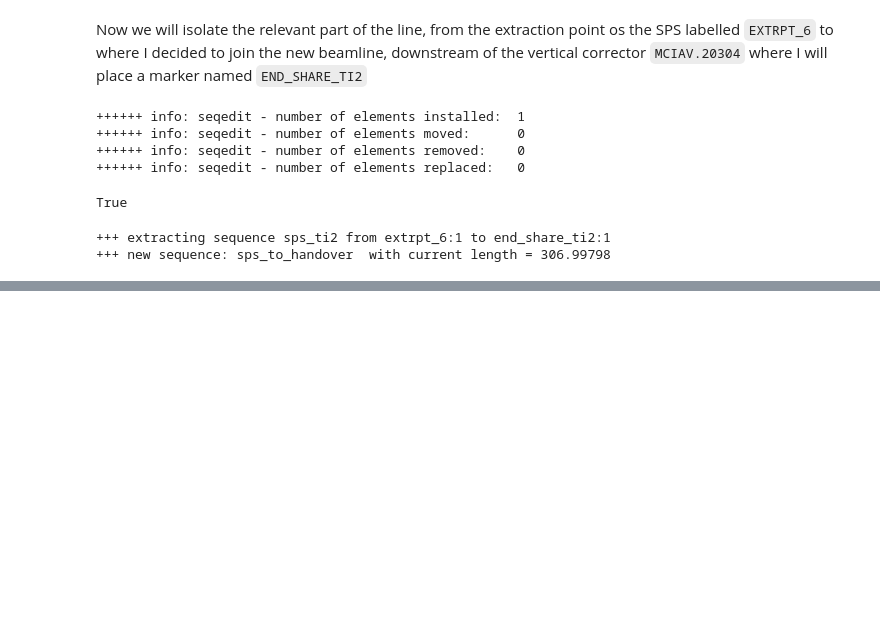
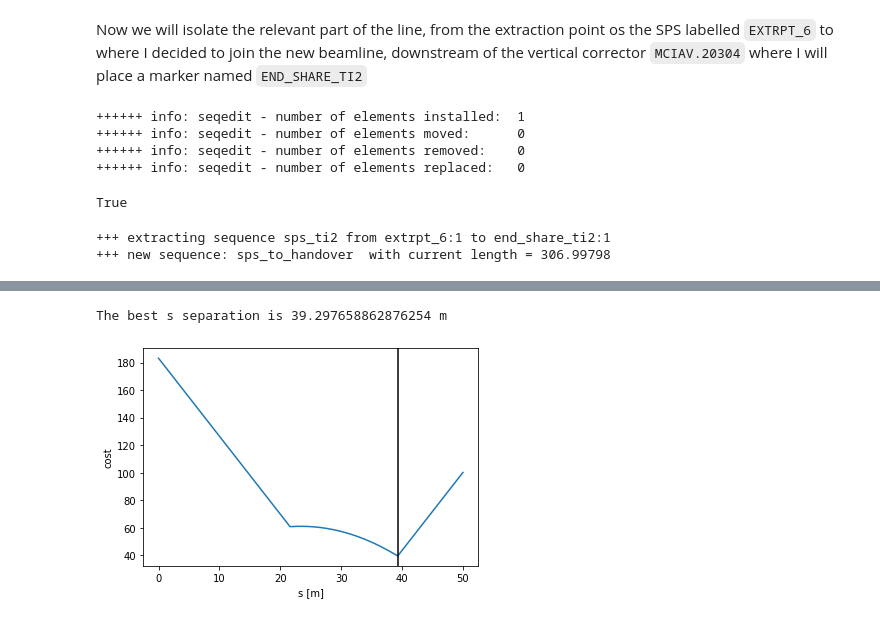
Before and after one commit to ydutheil/Transfer_lines_demo, a Jupyter notebook: eSPS_injection/eSPS_injection.ipynb, the cells around one changed output, grey strips where cells are left out. Drawn from its saved outputs; the diff is of its cells as text; code cells hidden in the pictures; blank space fills up the shorter version.

```diff
--- a/eSPS_injection/eSPS_injection.ipynb
+++ b/eSPS_injection/eSPS_injection.ipynb
@@ -359,0 +654,5 @@ You should find the best arrangement of quadrupoles that transports and matches
+# %%
+betmax, betmin = betmax_min(l_fodo, np.pi/2)
+print(betmax, betmin)
+maxbeamsize = np.sqrt(emit * betmax)
+print('4 sigma beamsize: {} m'.format(4*maxbeamsize))
@@ -359,0 +684,41 @@ You should find the best arrangement of quadrupoles that transports and matches
+# %%
+def drift_optics(s, beta0, alpha0):
+    gamma0  = (1 + alpha0**2) / beta0
+    beta1 = beta0 - 2 * alpha0 * s + gamma0 * s**2
+    alpha1 = alpha0 - gamma0 * s
+    gamma1 = gamma0
+    return beta1, alpha1, gamma1
+
+def kick_optics(beta0, alpha0, kl):
+    beta1 = beta0
+    alpha1 = alpha0 + kl * beta0
+    gamma1 = (1 + alpha1**2)/beta1
+    return beta1, alpha1, gamma1
+
+def cost_fun(beta1, beta2, alpha1, alpha2):
+    return np.abs(beta1-beta2) + 0.1*np.abs(alpha1-alpha2)
+# %%
+# get the optics after the quad
+
+betx_after, alfx_after, gammax_after = kick_optics(betmax, 0, 0.5*kl_fodo)
+bety_after, alfy_after, gammay_after = kick_optics(betmin, 0, -0.5*kl_fodo)
+
+# set up s-scan
+sarray = np.linspace(0, 50, 300)
+betaxarray, alphaxarray, gammaxarray = drift_optics(sarray, betx_after, alfx_after)
+betayarray, alphayarray, gammayarray = drift_optics(sarray, bety_after, alfy_after)
+
+costx = cost_fun(betaxarray, twiss_backward_start.betx, alphaxarray, -twiss_backward_start.alfx)
+costy = cost_fun(betayarray, twiss_backward_start.bety, alphayarray, -twiss_backward_start.alfy)
+total_cost = costx + costy
+ideal_s = sarray[total_cost.argmin()]
+
+plt.plot(sarray, total_cost)
+plt.xlabel('s [m]')
+plt.ylabel('cost')
+plt.axvline(ideal_s, color = 'black')
+
+print('The best s separation is {} m'.format(ideal_s))
+# %% [output]
+The best s separation is 39.297658862876254 m
+[figure, added]
```
Also changed, not shown: parts of 45 cells of this notebook, 1 other file.
